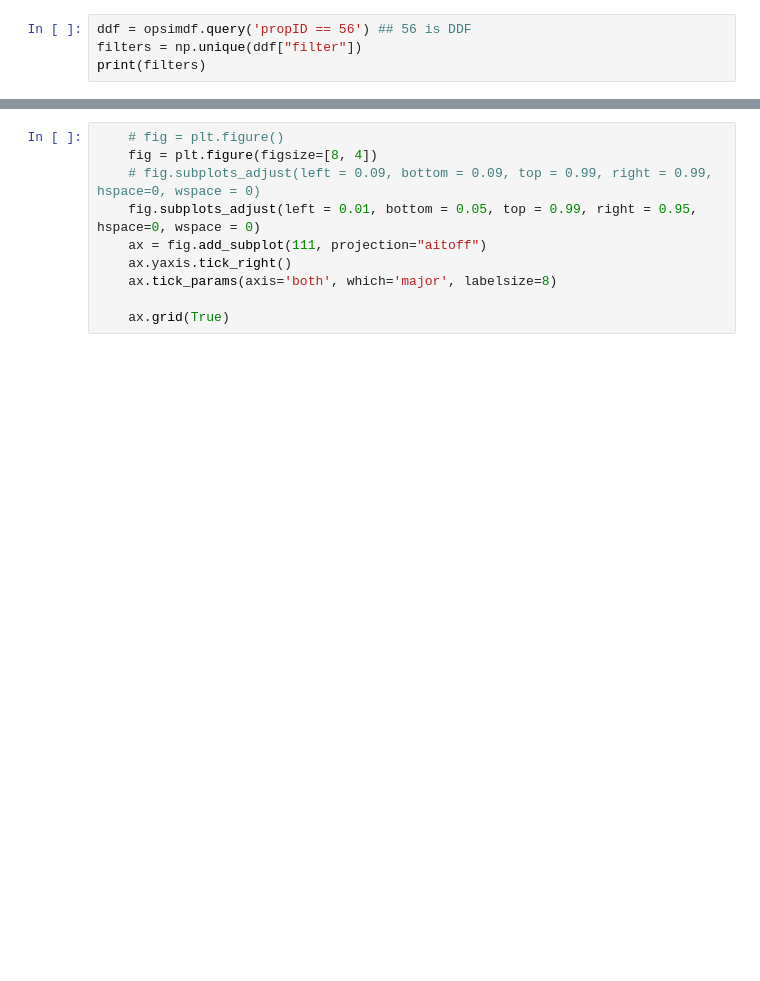
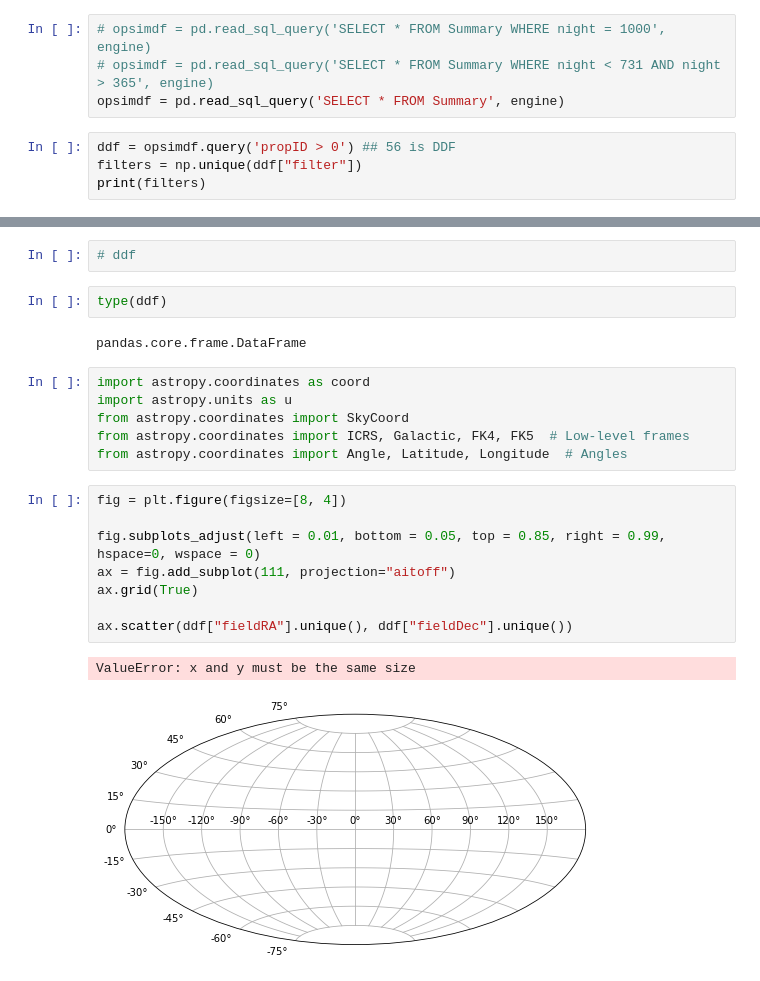
Before and after one commit to RobFirth/LSST_tools, a Jupyter notebook: opsimout/notebooks/OpSim_outputs_notebook.ipynb, the cells around one changed output, grey strips where cells are left out. Drawn from its saved outputs; the diff is of its cells as text; blank space fills up the shorter version.

```diff
--- a/opsimout/notebooks/OpSim_outputs_notebook.ipynb
+++ b/opsimout/notebooks/OpSim_outputs_notebook.ipynb
@@ -37,5 +36,9 @@ opsimdf = pd.read_sql_query('SELECT * FROM Summary WHERE night = 1000', engine)
+# %%
+# opsimdf = pd.read_sql_query('SELECT * FROM Summary WHERE night = 1000', engine)
+# opsimdf = pd.read_sql_query('SELECT * FROM Summary WHERE night < 731 AND night > 365', engine)
+opsimdf = pd.read_sql_query('SELECT * FROM Summary', engine)
 # %%
-ddf = opsimdf.query('propID == 56') ## 56 is DDF
+ddf = opsimdf.query('propID > 0') ## 56 is DDF
 filters = np.unique(ddf["filter"])
 print(filters)
 # %% [output]
@@ -64,10 +46,23 @@ ddf
+# %%
+# ddf
+# %%
+type(ddf)
+# %% [output]
+pandas.core.frame.DataFrame
+# %%
+import astropy.coordinates as coord
+import astropy.units as u
+from astropy.coordinates import SkyCoord
+from astropy.coordinates import ICRS, Galactic, FK4, FK5  # Low-level frames
+from astropy.coordinates import Angle, Latitude, Longitude  # Angles
 # %%
-    # fig = plt.figure()
-    fig = plt.figure(figsize=[8, 4])
-    # fig.subplots_adjust(left = 0.09, bottom = 0.09, top = 0.99, right = 0.99, hspace=0, wspace = 0)
-    fig.subplots_adjust(left = 0.01, bottom = 0.05, top = 0.99, right = 0.95, hspace=0, wspace = 0)
-    ax = fig.add_subplot(111, projection="aitoff")
-    ax.yaxis.tick_right()
-    ax.tick_params(axis='both', which='major', labelsize=8)
+fig = plt.figure(figsize=[8, 4])
 
-    ax.grid(True)
+fig.subplots_adjust(left = 0.01, bottom = 0.05, top = 0.85, right = 0.99, hspace=0, wspace = 0)
+ax = fig.add_subplot(111, projection="aitoff")
+ax.grid(True)
+
+ax.scatter(ddf["fieldRA"].unique(), ddf["fieldDec"].unique())
+# %% [output]
+ValueError: x and y must be the same size
+[figure, added]
```
Also changed, not shown: parts of 4 cells of this notebook, 2 other files.
